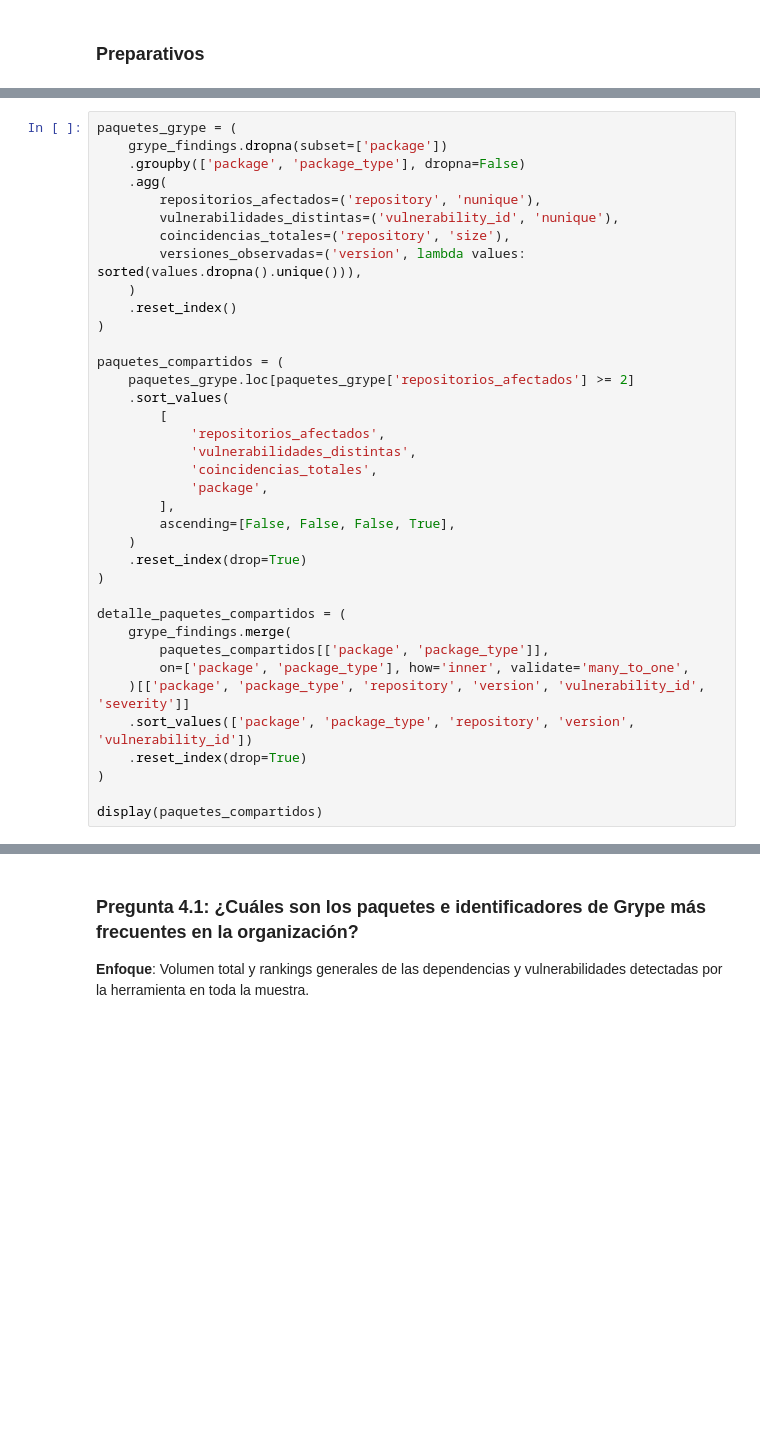
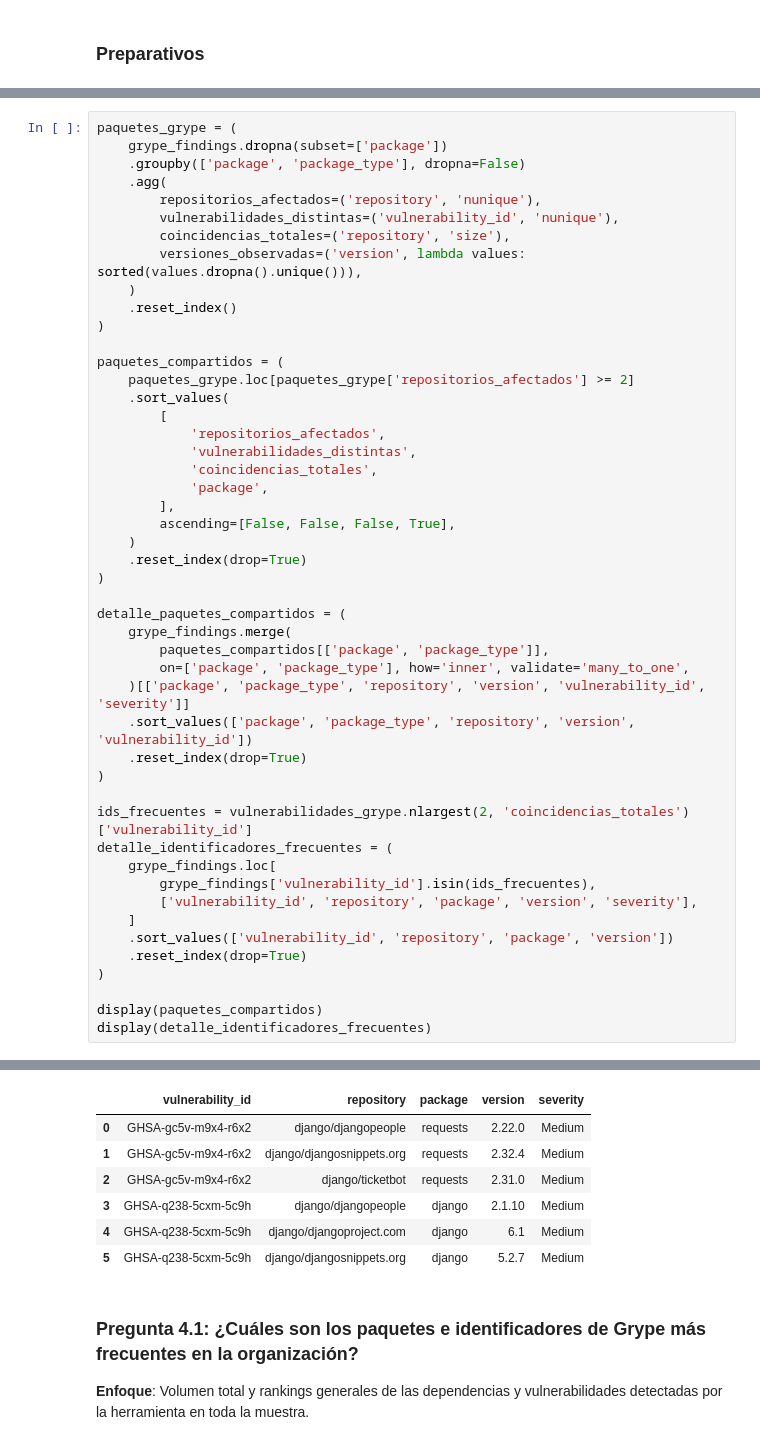
Before and after one commit to JaredDet/Vulnerabilidades, a Jupyter notebook: analyzer/notebooks/analyzer.ipynb, the cells around one changed output, grey strips where cells are left out. Drawn from its saved outputs; the diff is of its cells as text; blank space fills up the shorter version.

Commit message:
feat(analyzer): desglosa identificadores frecuentes por repositorio en la pregunta 4.1

```diff
--- a/analyzer/notebooks/analyzer.ipynb
+++ b/analyzer/notebooks/analyzer.ipynb
@@ -801,33 +801,51 @@ paquetes_compartidos = (
     paquetes_grype.loc[paquetes_grype['repositorios_afectados'] >= 2]
     .sort_values(
         [
             'repositorios_afectados',
             'vulnerabilidades_distintas',
             'coincidencias_totales',
             'package',
         ],
         ascending=[False, False, False, True],
     )
     .reset_index(drop=True)
 )
 
 detalle_paquetes_compartidos = (
     grype_findings.merge(
         paquetes_compartidos[['package', 'package_type']],
         on=['package', 'package_type'], how='inner', validate='many_to_one',
     )[['package', 'package_type', 'repository', 'version', 'vulnerability_id', 'severity']]
     .sort_values(['package', 'package_type', 'repository', 'version', 'vulnerability_id'])
     .reset_index(drop=True)
 )
 
+ids_frecuentes = vulnerabilidades_grype.nlargest(2, 'coincidencias_totales')['vulnerability_id']
+detalle_identificadores_frecuentes = (
+    grype_findings.loc[
+        grype_findings['vulnerability_id'].isin(ids_frecuentes),
+        ['vulnerability_id', 'repository', 'package', 'version', 'severity'],
+    ]
+    .sort_values(['vulnerability_id', 'repository', 'package', 'version'])
+    .reset_index(drop=True)
+)
+
 display(paquetes_compartidos)
+display(detalle_identificadores_frecuentes)
 # %% [output]
 |  | package | package_type | repositorios_afectados | vulnerabilidades_distintas | coincidencias_totales | ... |
 | 0 | django | python | 3 | 42 | 53 | ... |
 | 1 | requests | python | 3 | 4 | 8 | ... |
 | 2 | urllib3 | python | 2 | 7 | 9 | ... |
 | 3 | gunicorn | python | 2 | 2 | 4 | ... |
 | 4 | psf/black | github-action | 2 | 1 | 2 | ... |
+|  | vulnerability_id | repository | package | version | severity |
+| 0 | GHSA-gc5v-m9x4-r6x2 | django/djangopeople | requests | 2.22.0 | Medium |
+| 1 | GHSA-gc5v-m9x4-r6x2 | django/djangosnippets.org | requests | 2.32.4 | Medium |
+| 2 | GHSA-gc5v-m9x4-r6x2 | django/ticketbot | requests | 2.31.0 | Medium |
+| 3 | GHSA-q238-5cxm-5c9h | django/djangopeople | django | 2.1.10 | Medium |
+| 4 | GHSA-q238-5cxm-5c9h | django/djangoproject.com | django | 6.1 | Medium |
+| 5 | GHSA-q238-5cxm-5c9h | django/djangosnippets.org | django | 5.2.7 | Medium |
 # %% [markdown]
 ### Pregunta 4.1: ¿Cuáles son los paquetes e identificadores de Grype más frecuentes en la organización?
 
```
Also changed, not shown: parts of 1 cell of this notebook, 4 other files.
